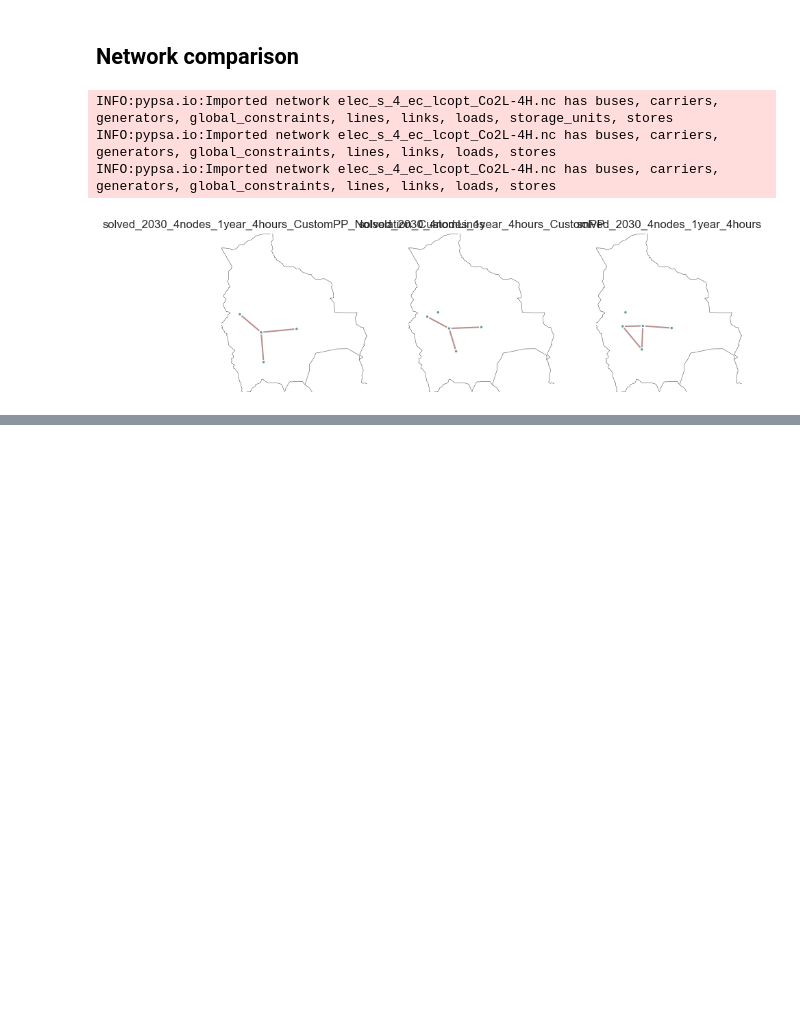
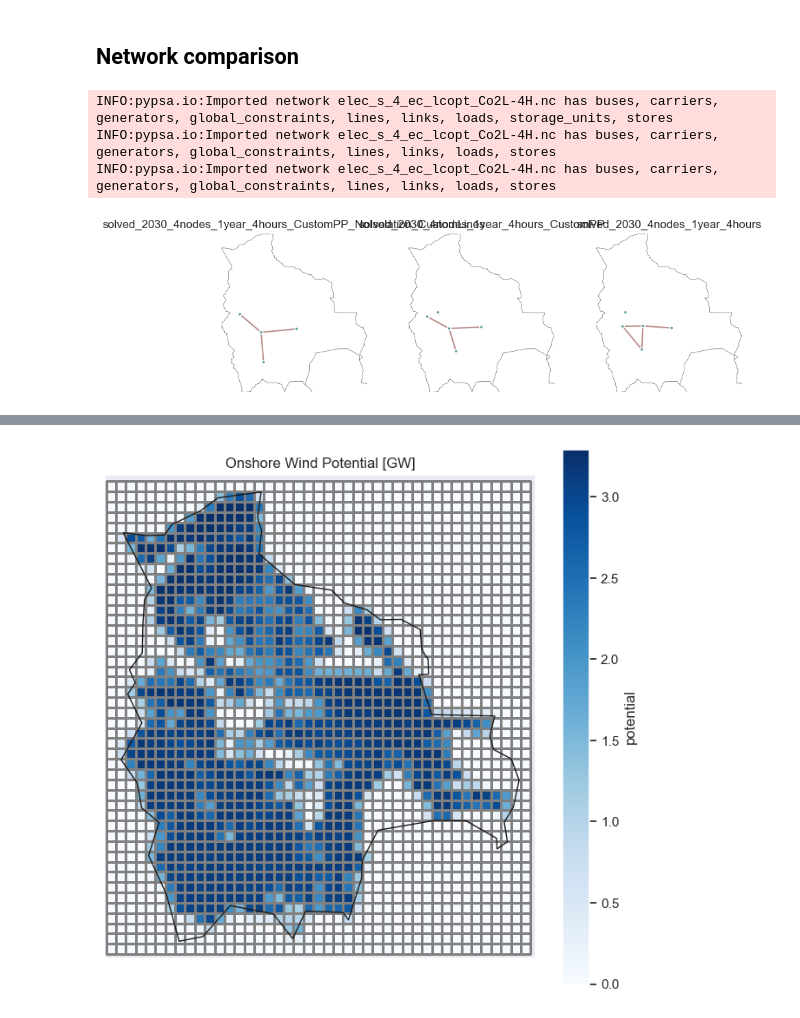
Before and after one commit to carlosfv92/pypsa-africa, a Jupyter notebook: Result_analysis/2_additional_plotting_results_BO copy.ipynb, the cells around one changed output, grey strips where cells are left out. Drawn from its saved outputs; the diff is of its cells as text; code cells hidden in the pictures; blank space fills up the shorter version.

```diff
--- a/Result_analysis/2_additional_plotting_results_BO copy.ipynb
+++ b/Result_analysis/2_additional_plotting_results_BO copy.ipynb
@@ -204,0 +237,11 @@ INFO:pypsa.io:Imported network elec_s_4_ec_lcopt_Co2L-4H.nc has buses, carriers,
+# %%
+solar_path = "C:/Users/Lenovo/Desktop/pypsa-earth/resources/renewable_profiles/profile_solar.nc"
+
+# solar_path = os.path.realpath("pypsa-earth") + "/resources/renewable_profiles/profile_solar.nc"
+solar = xr.open_dataset(solar_path)
+
+wind_path = "C:/Users/Lenovo/Desktop/pypsa-earth/resources/renewable_profiles/profile_onwind.nc"
+
+# wind_path = os.path.realpath("pypsa-earth") + "/resources/renewable_profiles/profile_onwind.nc"
+wind = xr.open_dataset(wind_path)
+wind
@@ -204,0 +319,14 @@ INFO:pypsa.io:Imported network elec_s_4_ec_lcopt_Co2L-4H.nc has buses, carriers,
+# %%
+plot_raster(
+    wind.potential,
+    ["Bolivia"],
+    cmap="Blues",
+    figsize=(8,8),
+    projection=ccrs.PlateCarree(),
+    cb_label="potential",
+    gridlabels=False,
+    title="Onshore Wind Potential [GW]",
+    # filename="rasterized-onshore-wind-potential.pdf"
+)
+# %% [output]
+[figure, added]
```
Also changed, not shown: parts of 22 cells of this notebook, 28 other files.
